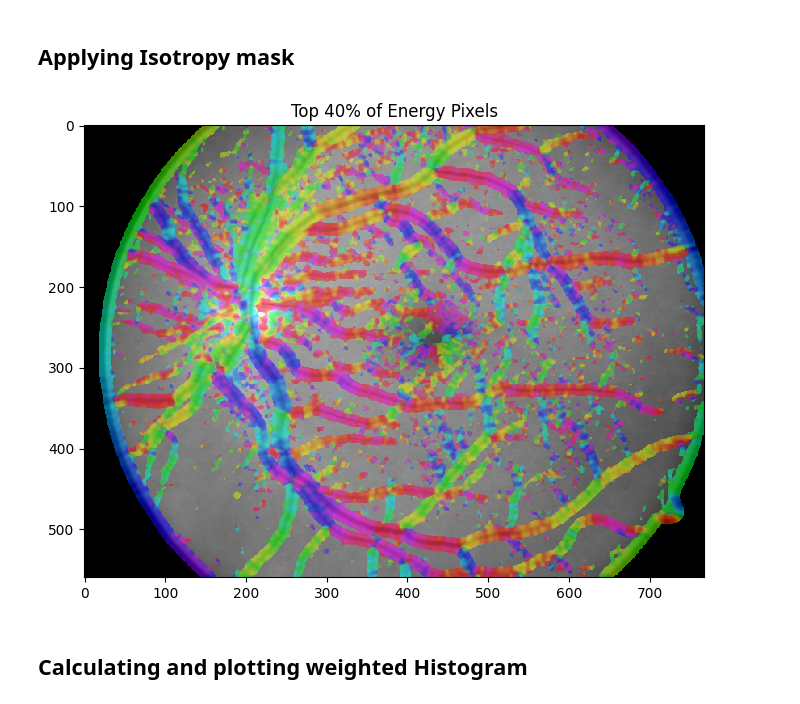
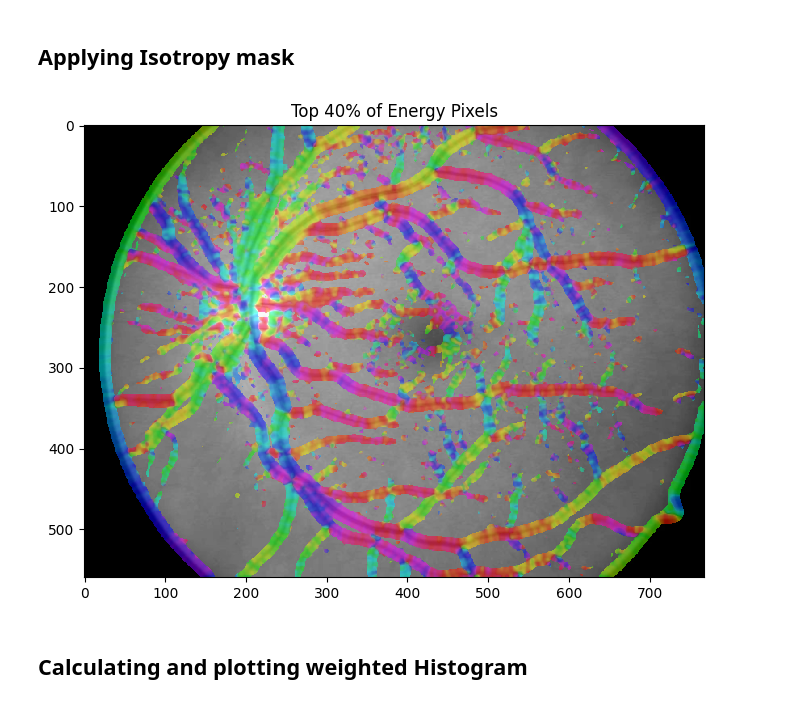
Before and after one commit to danieldidriksen/Bachelor_Project, a Jupyter notebook: week_7_Fundas_CLASS.ipynb, the cells around one changed output. Cells and saved outputs as stored; diff of their text form; code cells hidden in the pictures.

```diff
--- a/week_7_Fundas_CLASS.ipynb
+++ b/week_7_Fundas_CLASS.ipynb
@@ -71,10 +71,10 @@ IA.plot_polar_histogram(counts, bin_centers, bin_width, weighted = False)
 ## Applying Isotropy mask
 # %%
 percent = 60
-anisotropy_masked = IA.compute_anisotropy_masked(S, 50)
+anisotropy_masked = IA.compute_anisotropy_masked(S, percent)
 IA.plot_orientation_overlay(img, theta, anisotropy_masked, percent)
 # %% [output]
-[figure, old version]
+[figure, new version]
 # %% [markdown]
 ## Calculating and plotting weighted Histogram
 # %%
```
Also changed, not shown: parts of 2 cells of this notebook.
